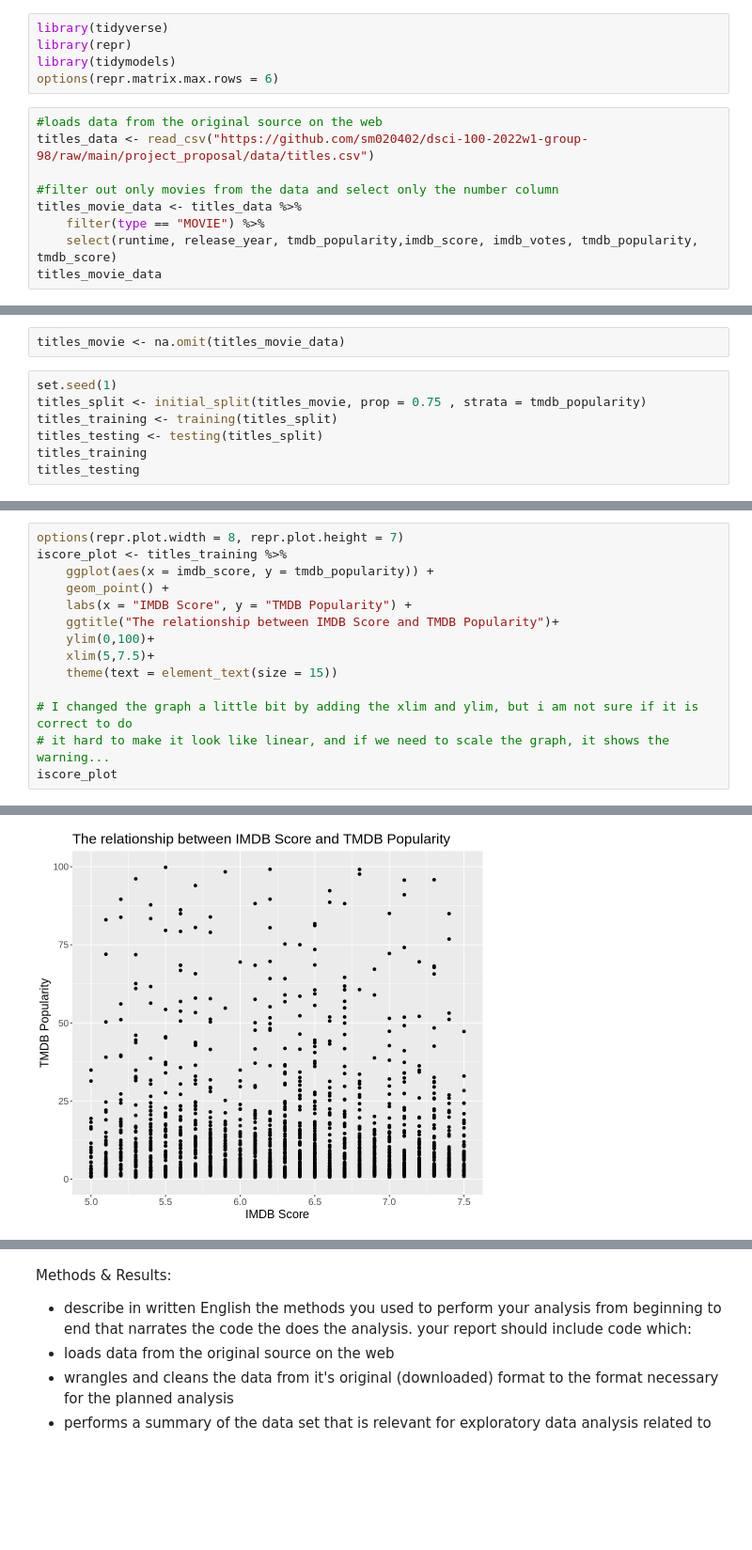
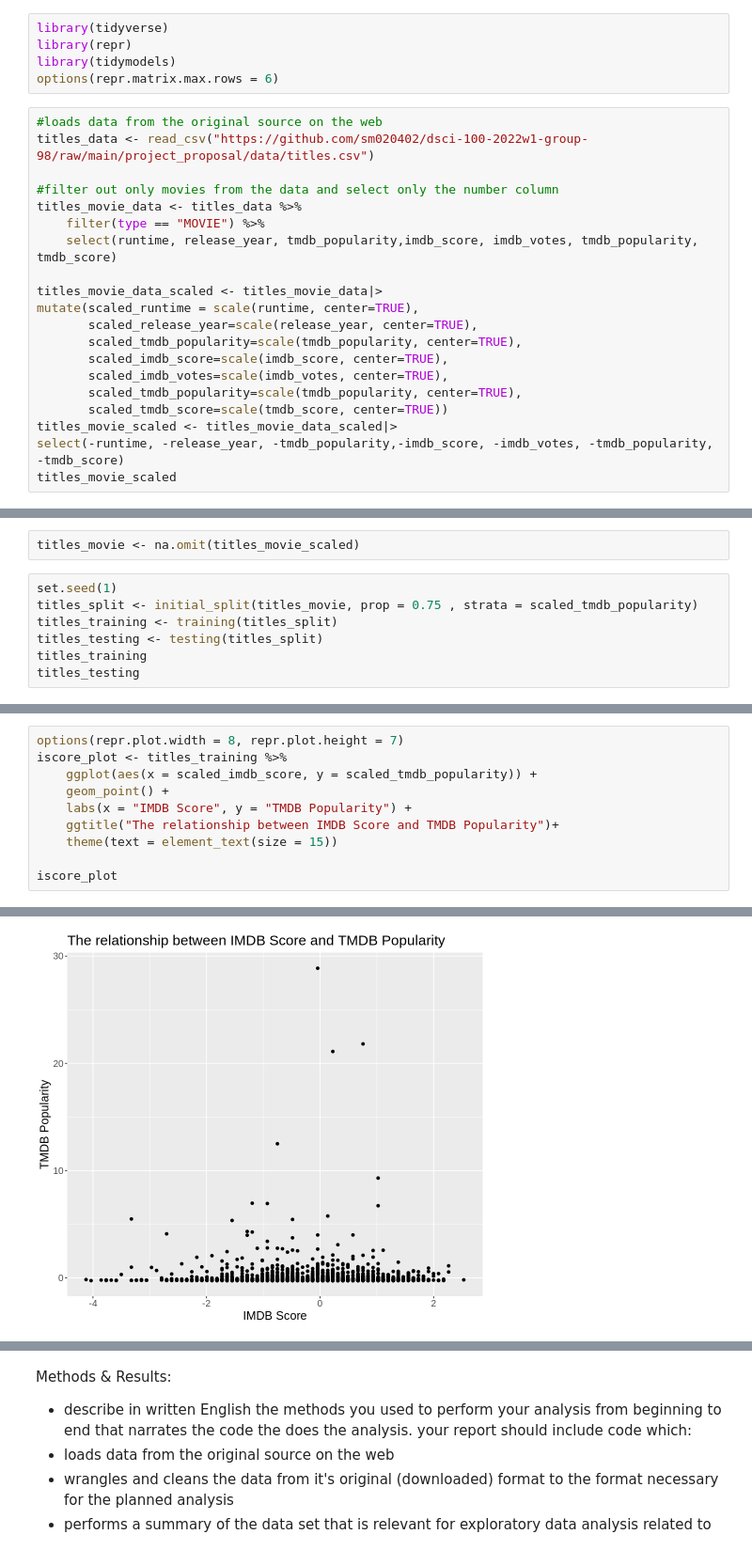
Before and after one commit to sm020402/dsci-100-2022w1-group-98, a Jupyter notebook: project_proposal/report.ipynb, the cells around one changed output, grey strips where cells are left out. Shown at 94% size. Cells and saved outputs as stored; diff of their text form; blank space fills up the shorter version.

Commit message:
scaled the graphs

```diff
--- a/project_proposal/report.ipynb
+++ b/project_proposal/report.ipynb
@@ -18,7 +18,18 @@ titles_data <- read_csv("https://github.com/sm020402/dsci-100-2022w1-group-98/ra
 titles_movie_data <- titles_data %>%
     filter(type == "MOVIE") %>%
     select(runtime, release_year, tmdb_popularity,imdb_score, imdb_votes, tmdb_popularity, tmdb_score)
-titles_movie_data
+
+titles_movie_data_scaled <- titles_movie_data|>
+mutate(scaled_runtime = scale(runtime, center=TRUE),
+       scaled_release_year=scale(release_year, center=TRUE),
+       scaled_tmdb_popularity=scale(tmdb_popularity, center=TRUE),
+       scaled_imdb_score=scale(imdb_score, center=TRUE),
+       scaled_imdb_votes=scale(imdb_votes, center=TRUE),
+       scaled_tmdb_popularity=scale(tmdb_popularity, center=TRUE),
+       scaled_tmdb_score=scale(tmdb_score, center=TRUE))
+titles_movie_scaled <- titles_movie_data_scaled|>
+select(-runtime, -release_year, -tmdb_popularity,-imdb_score, -imdb_votes, -tmdb_popularity, -tmdb_score)
+titles_movie_scaled
 # %% [output]
 Rows: 5850 Columns: 15
 ── Column specification ────────────────────────────────────────────────────────
@@ -50,8 +61,8 @@ titles_missing_values
 # %%
-titles_movie <- na.omit(titles_movie_data)
+titles_movie <- na.omit(titles_movie_scaled)
 # %%
 set.seed(1)
-titles_split <- initial_split(titles_movie, prop = 0.75 , strata = tmdb_popularity)
+titles_split <- initial_split(titles_movie, prop = 0.75 , strata = scaled_tmdb_popularity)
 titles_training <- training(titles_split)
 titles_testing <- testing(titles_split)
 titles_training
@@ -105,15 +116,11 @@ A data.frame: 1 × 5
 # %%
 options(repr.plot.width = 8, repr.plot.height = 7)
 iscore_plot <- titles_training %>%
-    ggplot(aes(x = imdb_score, y = tmdb_popularity)) +
+    ggplot(aes(x = scaled_imdb_score, y = scaled_tmdb_popularity)) +
     geom_point() +
     labs(x = "IMDB Score", y = "TMDB Popularity") +
     ggtitle("The relationship between IMDB Score and TMDB Popularity")+
-    ylim(0,100)+
-    xlim(5,7.5)+
     theme(text = element_text(size = 15))
 
-# I changed the graph a little bit by adding the xlim and ylim, but i am not sure if it is correct to do
-# it hard to make it look like linear, and if we need to scale the graph, it shows the warning...
 iscore_plot
 # %% [output]
@@ -122,4 +127,4 @@ Warning message:
-[figure, old version]
+[figure, new version]
 # %%
 options(repr.plot.width = 8, repr.plot.height = 7)
 ivotes_plot <- titles_training %>%
```
Also changed, not shown: parts of 8 cells of this notebook.
